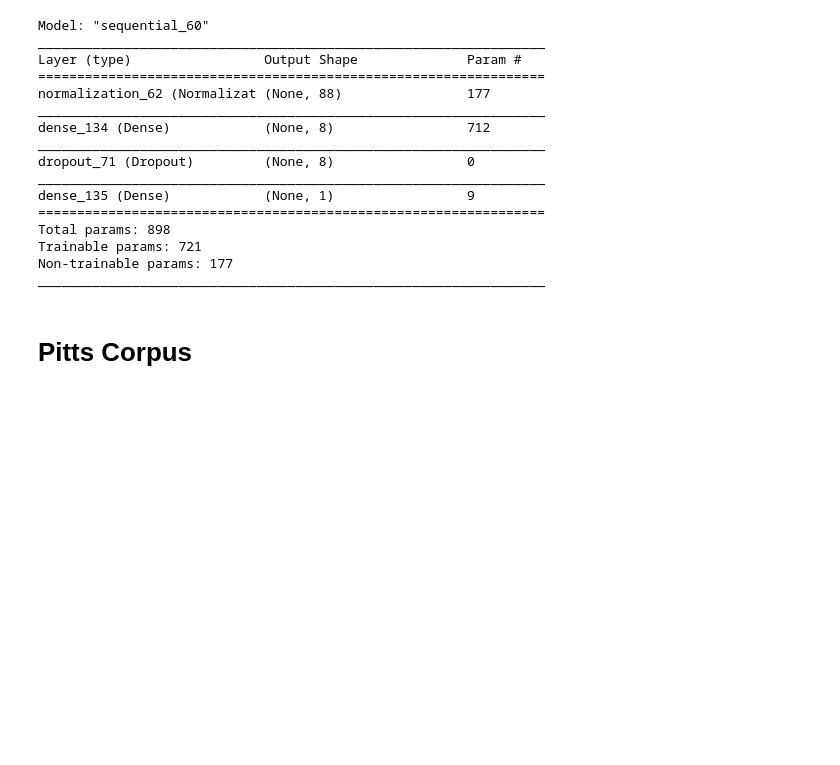
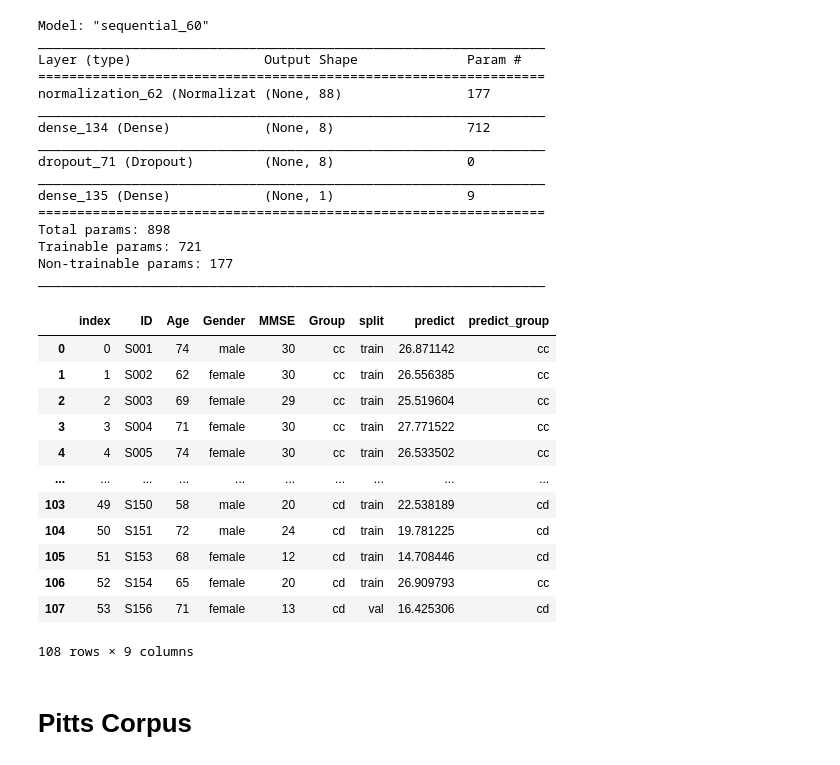
Before and after one commit to W210-SP21-Capstone-Dementia/model, a Jupyter notebook: 1-SMILE eGeMAPSv01b Feature Extraction + Augmented Data.ipynb, the cells around one changed output. Cells and saved outputs as stored; diff of their text form; code cells hidden in the pictures; blank space fills up the shorter version.

```diff
--- a/1-SMILE eGeMAPSv01b Feature Extraction + Augmented Data.ipynb
+++ b/1-SMILE eGeMAPSv01b Feature Extraction + Augmented Data.ipynb
@@ -335,3 +335,19 @@ Total params: 898
 Trainable params: 721
 Non-trainable params: 177
 _________________________________________________________________
+# %%
+meta
+# %% [output]
+|  | index | ID | Age | Gender | MMSE | Group | split | predict | predict_group |
+| 0 | 0 | S001 | 74 | male | 30 | cc | train | 26.871142 | cc |
+| 1 | 1 | S002 | 62 | female | 30 | cc | train | 26.556385 | cc |
+| 2 | 2 | S003 | 69 | female | 29 | cc | train | 25.519604 | cc |
+| 3 | 3 | S004 | 71 | female | 30 | cc | train | 27.771522 | cc |
+| 4 | 4 | S005 | 74 | female | 30 | cc | train | 26.533502 | cc |
+| ... | ... | ... | ... | ... | ... | ... | ... | ... | ... |
+| 103 | 49 | S150 | 58 | male | 20 | cd | train | 22.538189 | cd |
+| 104 | 50 | S151 | 72 | male | 24 | cd | train | 19.781225 | cd |
+| 105 | 51 | S153 | 68 | female | 12 | cd | train | 14.708446 | cd |
+| 106 | 52 | S154 | 65 | female | 20 | cd | train | 26.909793 | cc |
+| 107 | 53 | S156 | 71 | female | 13 | cd | val | 16.425306 | cd |
+108 rows × 9 columns
```
Also changed, not shown: parts of 6 cells of this notebook, 4 other files.
